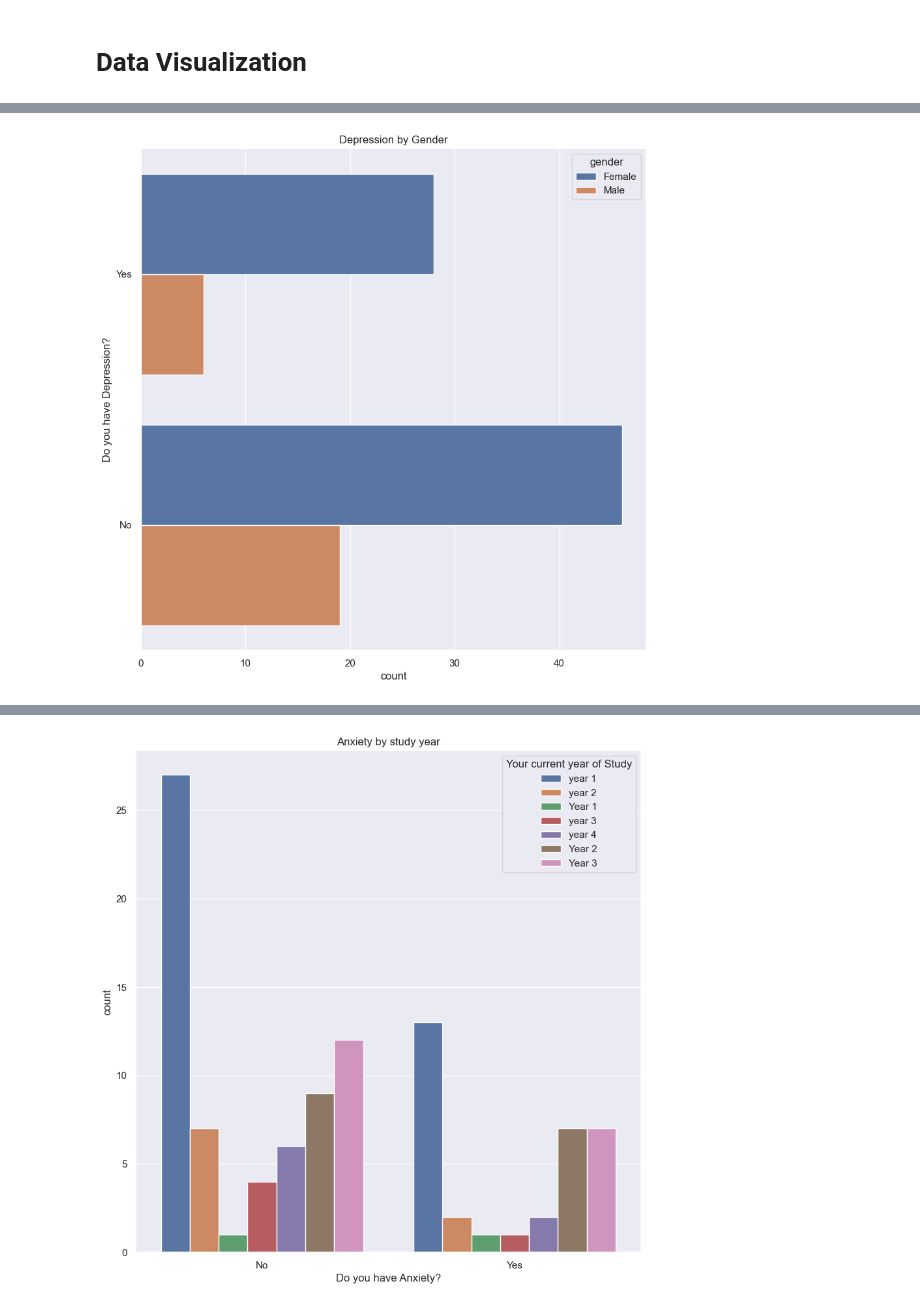
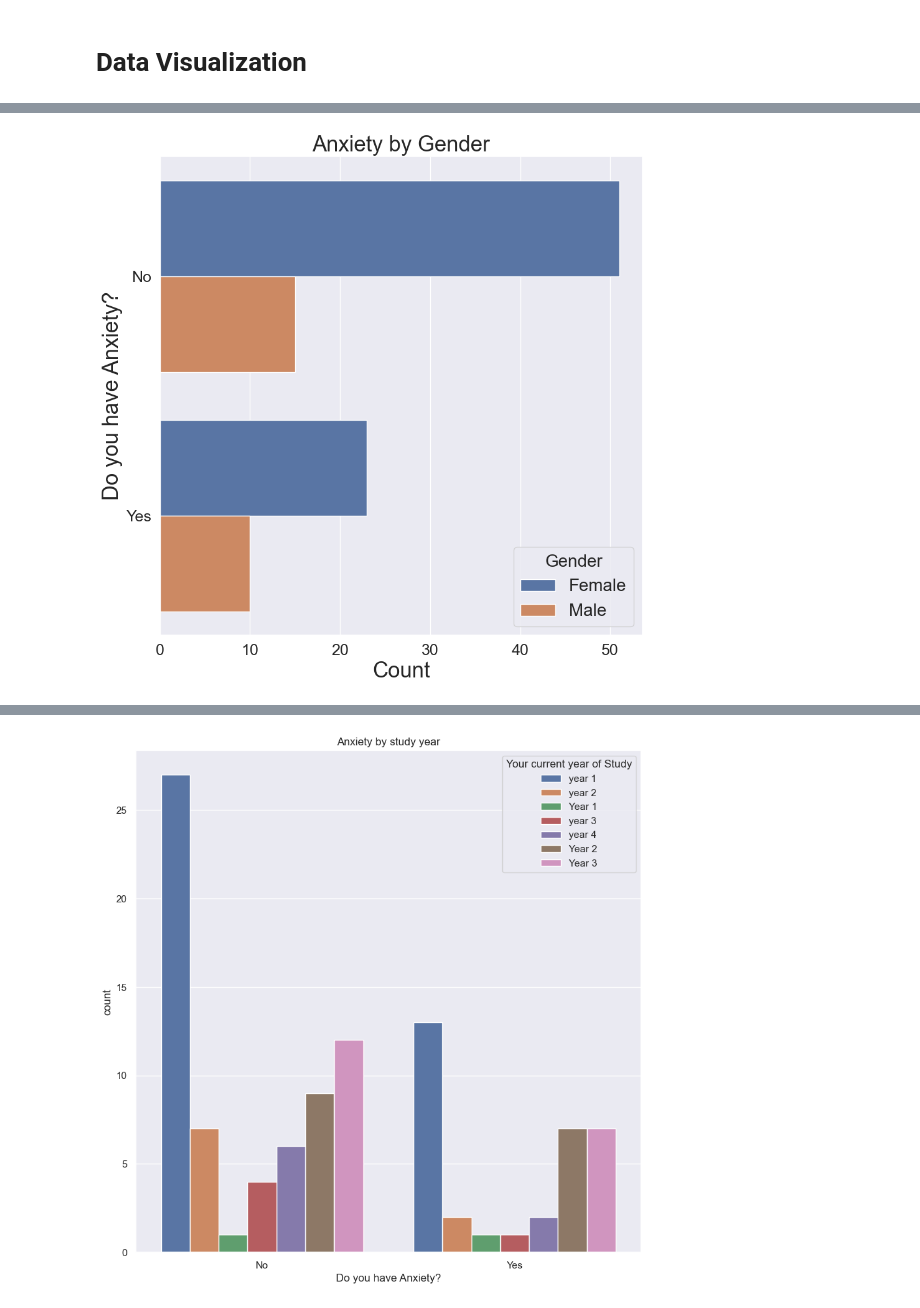
Before and after one commit to isolent/Data-Mining-Student-Mental-Health, a Jupyter notebook: student-mental-health-data-analysis.ipynb, the cells around one changed output, grey strips where cells are left out. Cells and saved outputs as stored; diff of their text form; code cells hidden in the pictures.

```diff
--- a/student-mental-health-data-analysis.ipynb
+++ b/student-mental-health-data-analysis.ipynb
@@ -140,8 +183,22 @@ plt.show()
-# %%
-plt.figure(figsize=(10,10))
-sns.set_theme(style="darkgrid")
-ax = sns.countplot(y="Do you have Depression?", hue="gender", data=df)
-plt.title("Depression by Gender")
-plt.show()
-# %% [output]
-[figure, removed]
+# %%
+plt.figure(figsize=(10, 10))
+sns.set_theme(style="darkgrid")
+
+# Create a countplot with Seaborn
+ax = sns.countplot(y="Do you have Anxiety?", hue="gender", data=df)
+
+# Increase font size for title and axis labels
+plt.title("Anxiety by Gender", fontsize=25)  # You can adjust the fontsize as needed
+plt.xlabel("Count", fontsize=25)  # You can adjust the fontsize as needed
+plt.ylabel("Do you have Anxiety?", fontsize=25)  # You can adjust the fontsize as needed
+
+# Increase font size for x-axis and y-axis tick labels
+ax.set_xticklabels(ax.get_xticklabels(), fontsize=18)
+ax.set_yticklabels(ax.get_yticklabels(), fontsize=18)
+
+# Increase font size for legend
+plt.legend(title="Gender", fontsize=20, title_fontsize=20)  # You can adjust the fontsize as needed
+
+plt.show()
+# %% [output]
+[figure, added]
```
Also changed, not shown: parts of 14 cells of this notebook.
